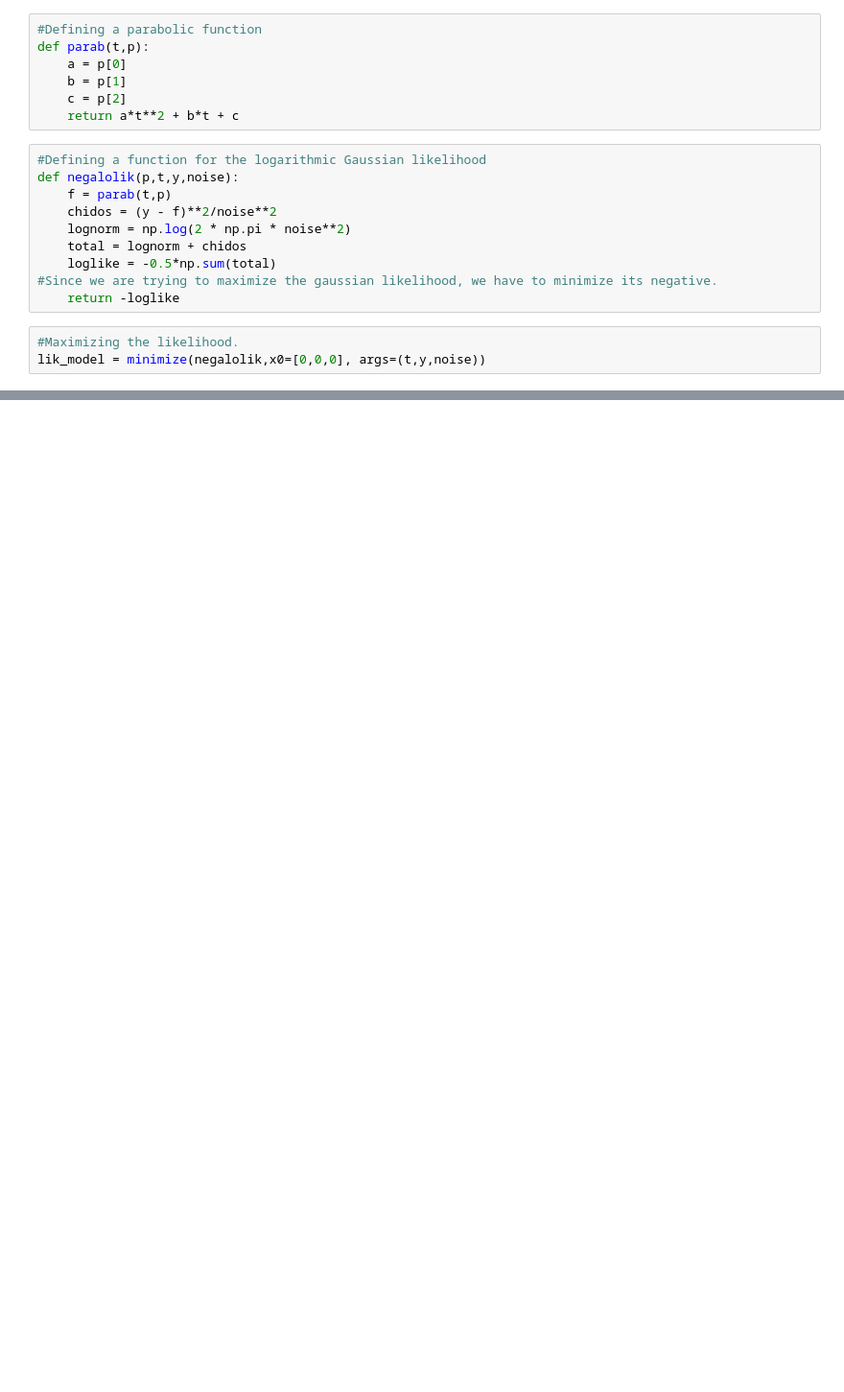
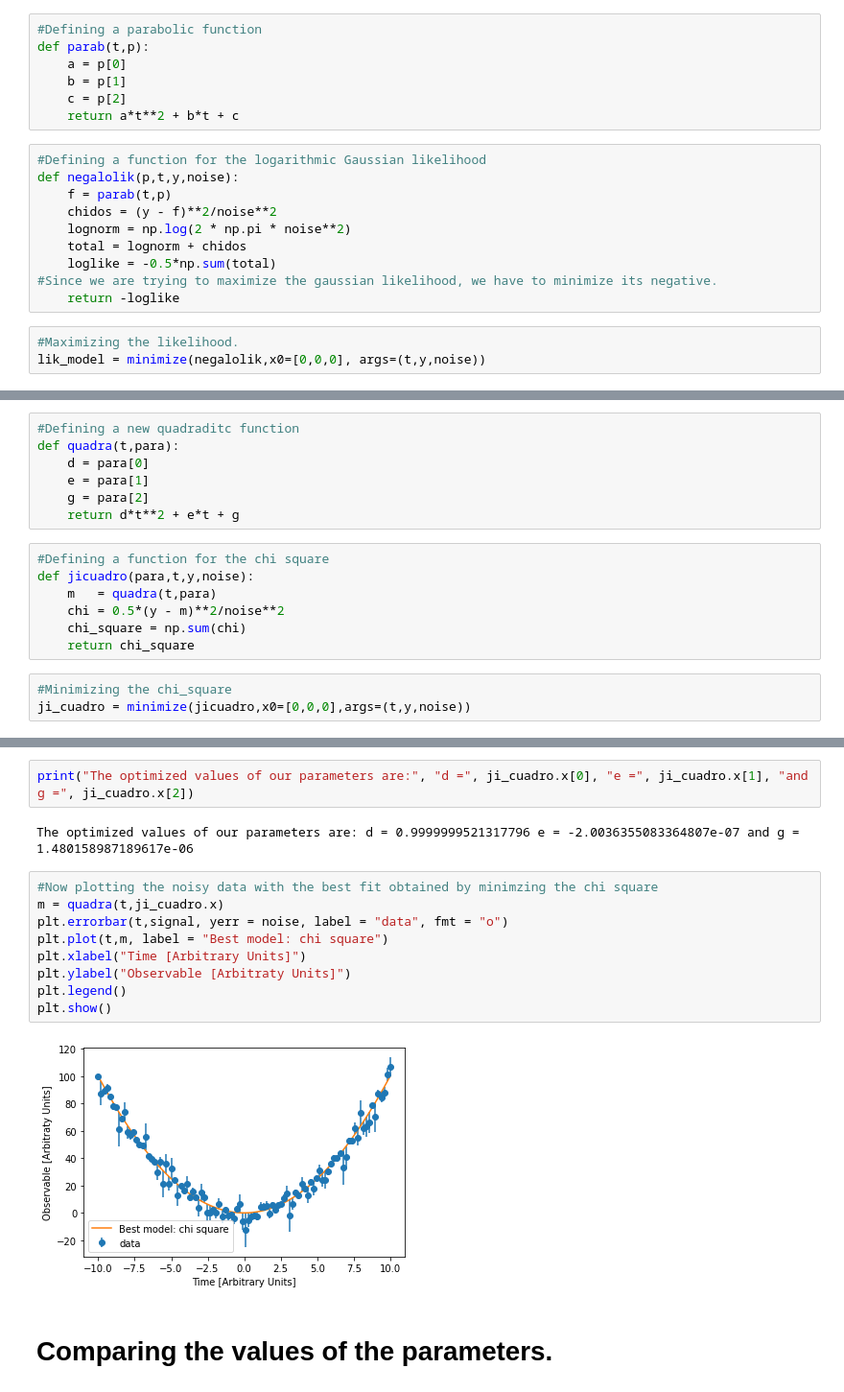
Before and after one commit to Fernando-Canales/Code-for-Exoplanets, a Jupyter notebook: More of Gaussian and Chi.ipynb, the cells around one changed output, grey strips where cells are left out. Shown at 96% size. Saved outputs shown, nothing was run; the diff lists cells and outputs as text; blank space fills up the shorter version.

```diff
--- a/More of Gaussian and Chi.ipynb
+++ b/More of Gaussian and Chi.ipynb
@@ -84,0 +89,17 @@ plt.show()
+# %%
+#Defining a new quadraditc function
+def quadra(t,para):
+    d = para[0]
+    e = para[1]
+    g = para[2]
+    return d*t**2 + e*t + g
+# %%
+#Defining a function for the chi square
+def jicuadro(para,t,y,noise):
+    m   = quadra(t,para)
+    chi = 0.5*(y - m)**2/noise**2
+    chi_square = np.sum(chi)
+    return chi_square
+# %%
+#Minimizing the chi_square
+ji_cuadro = minimize(jicuadro,x0=[0,0,0],args=(t,y,noise))
@@ -84,0 +121,17 @@ plt.show()
+# %%
+print("The optimized values of our parameters are:", "d =", ji_cuadro.x[0], "e =", ji_cuadro.x[1], "and g =", ji_cuadro.x[2])
+# %% [output]
+The optimized values of our parameters are: d = 0.9999999521317796 e = -2.0036355083364807e-07 and g = 1.480158987189617e-06
+# %%
+#Now plotting the noisy data with the best fit obtained by minimzing the chi square
+m = quadra(t,ji_cuadro.x)
+plt.errorbar(t,signal, yerr = noise, label = "data", fmt = "o")
+plt.plot(t,m, label = "Best model: chi square")
+plt.xlabel("Time [Arbitrary Units]")
+plt.ylabel("Observable [Arbitraty Units]")
+plt.legend()
+plt.show()
+# %% [output]
+[figure, added]
+# %% [markdown]
+# Comparing the values of the parameters.
```
Also changed, not shown: parts of 16 cells of this notebook.
